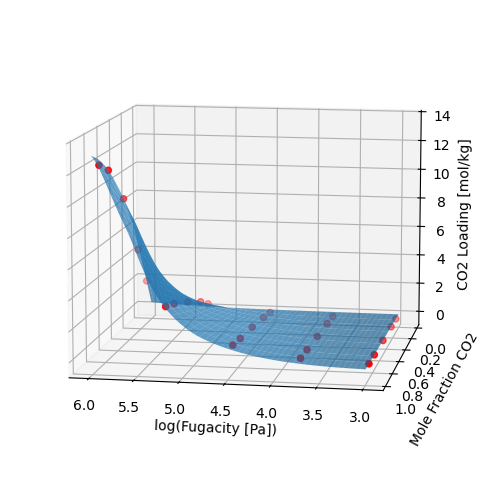
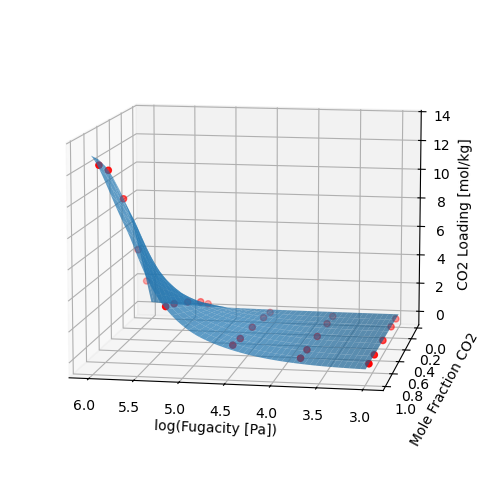
The notebook cell's code change between the first figure and the second:
--- before
+++ after
@@ -21,4 +21,4 @@
 ax.scatter(X, Y, Z, color='red', label='GCMC Data')
 ax.view_init(elev=10, azim=100)
-
+fig.savefig('../../docs/source/_static/tutorial/tutorial_iast_surface.png')
 plt.show()

Commit: major overhaul of activity coefficient fitting, interpolator isotherm, and some minor changes to other parts. dev release 0.2.0